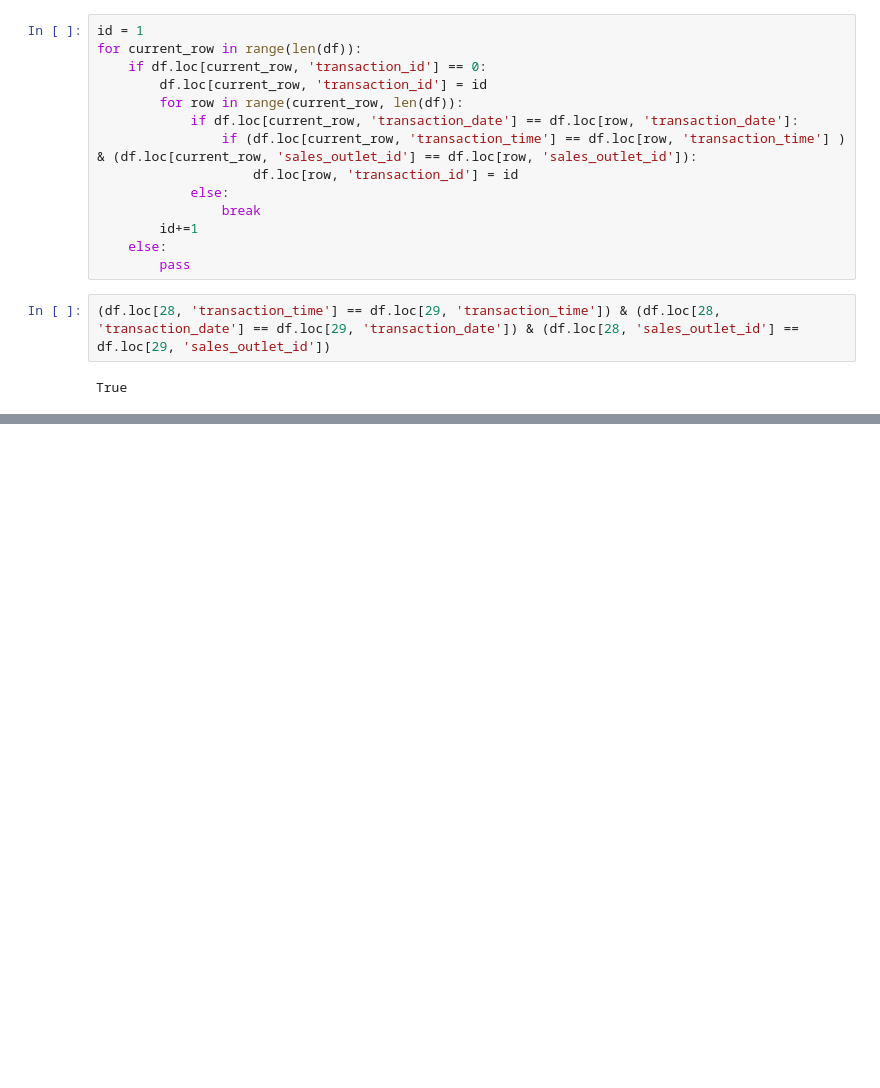
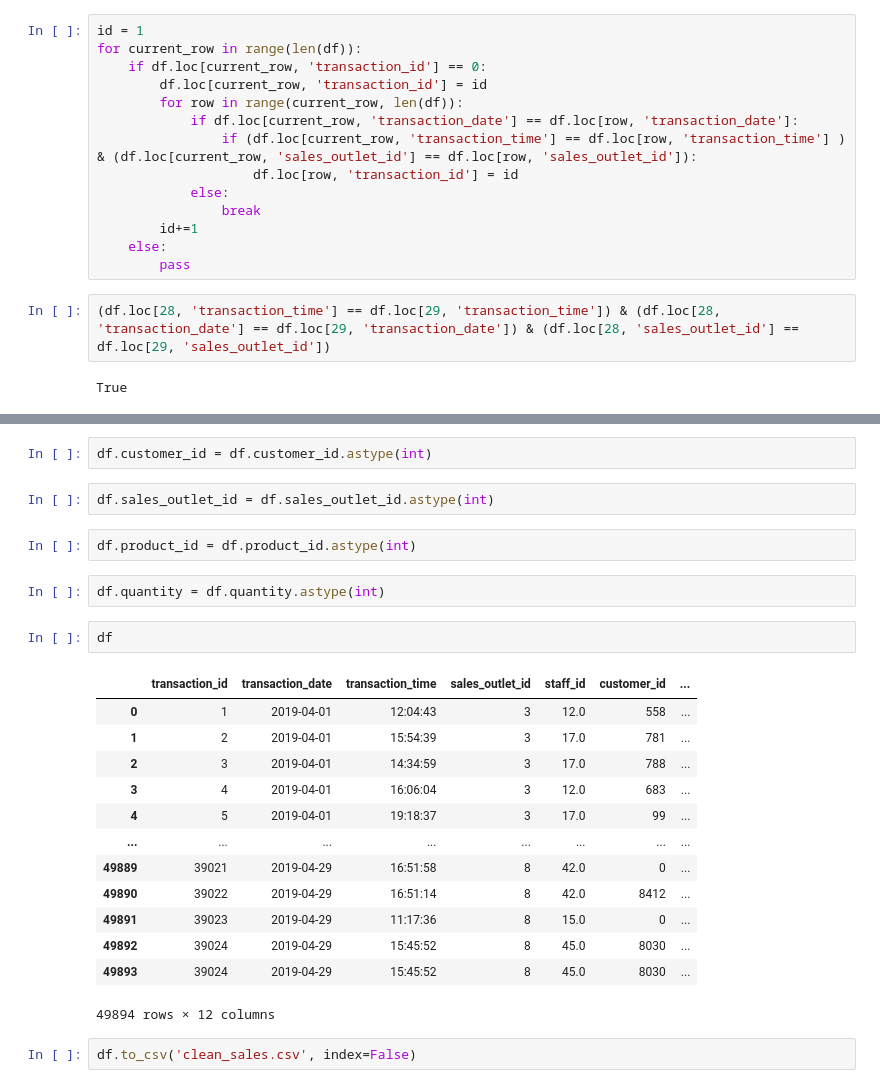
Before and after one commit to coffee-shop-analysis/coffee_project, a Jupyter notebook: wrangle_j.ipynb, the cells around one changed output, grey strips where cells are left out. Drawn from its saved outputs; the diff is of its cells as text; blank space fills up the shorter version.

```diff
--- a/wrangle_j.ipynb
+++ b/wrangle_j.ipynb
@@ -142,0 +186,26 @@ True
+# %%
+df.customer_id = df.customer_id.astype(int)
+# %%
+df.sales_outlet_id = df.sales_outlet_id.astype(int)
+# %%
+df.product_id = df.product_id.astype(int)
+# %%
+df.quantity = df.quantity.astype(int)
+# %%
+df
+# %% [output]
+|  | transaction_id | transaction_date | transaction_time | sales_outlet_id | staff_id | customer_id | ... |
+| 0 | 1 | 2019-04-01 | 12:04:43 | 3 | 12.0 | 558 | ... |
+| 1 | 2 | 2019-04-01 | 15:54:39 | 3 | 17.0 | 781 | ... |
+| 2 | 3 | 2019-04-01 | 14:34:59 | 3 | 17.0 | 788 | ... |
+| 3 | 4 | 2019-04-01 | 16:06:04 | 3 | 12.0 | 683 | ... |
+| 4 | 5 | 2019-04-01 | 19:18:37 | 3 | 17.0 | 99 | ... |
+| ... | ... | ... | ... | ... | ... | ... | ... |
+| 49889 | 39021 | 2019-04-29 | 16:51:58 | 8 | 42.0 | 0 | ... |
+| 49890 | 39022 | 2019-04-29 | 16:51:14 | 8 | 42.0 | 8412 | ... |
+| 49891 | 39023 | 2019-04-29 | 11:17:36 | 8 | 15.0 | 0 | ... |
+| 49892 | 39024 | 2019-04-29 | 15:45:52 | 8 | 45.0 | 8030 | ... |
+| 49893 | 39024 | 2019-04-29 | 15:45:52 | 8 | 45.0 | 8030 | ... |
+49894 rows × 12 columns
+# %%
+df.to_csv('clean_sales.csv', index=False)
```
Also changed, not shown: parts of 15 cells of this notebook.
